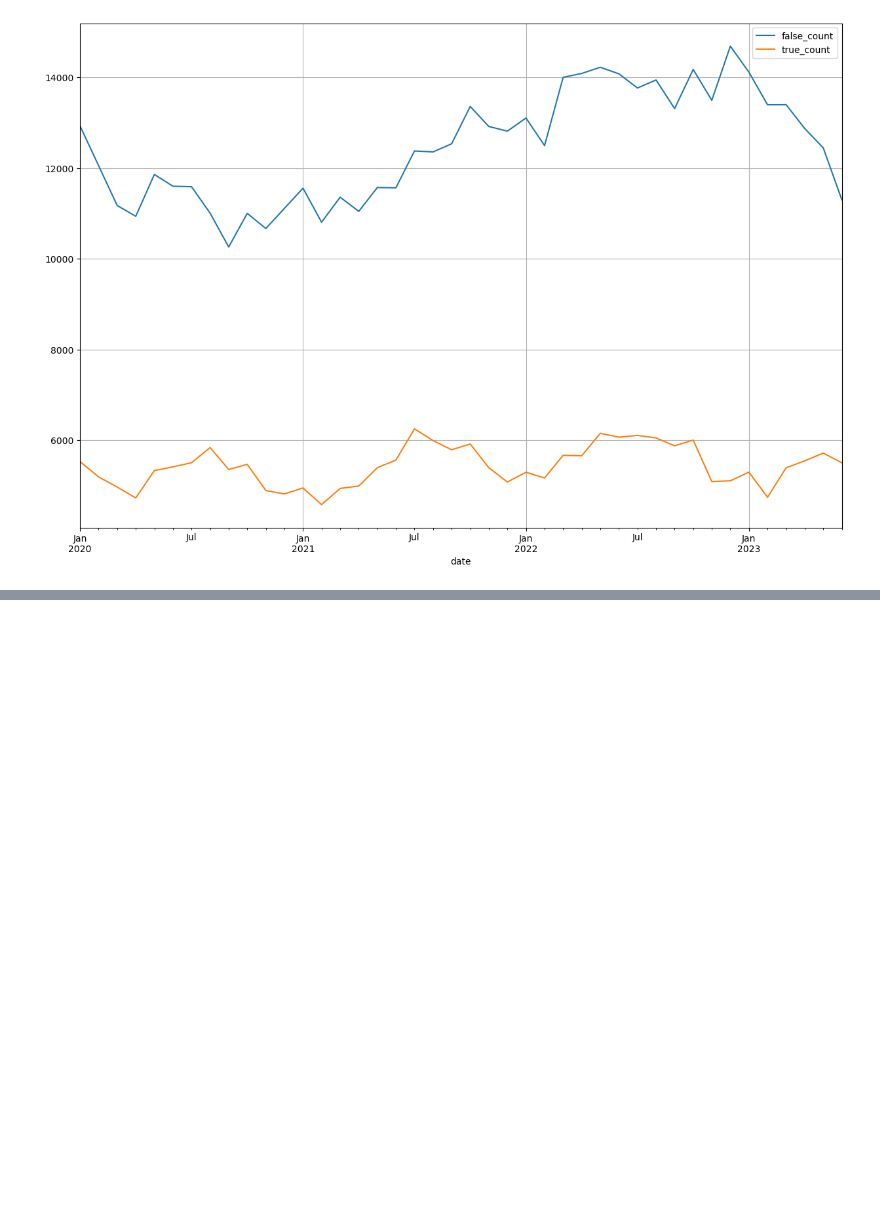
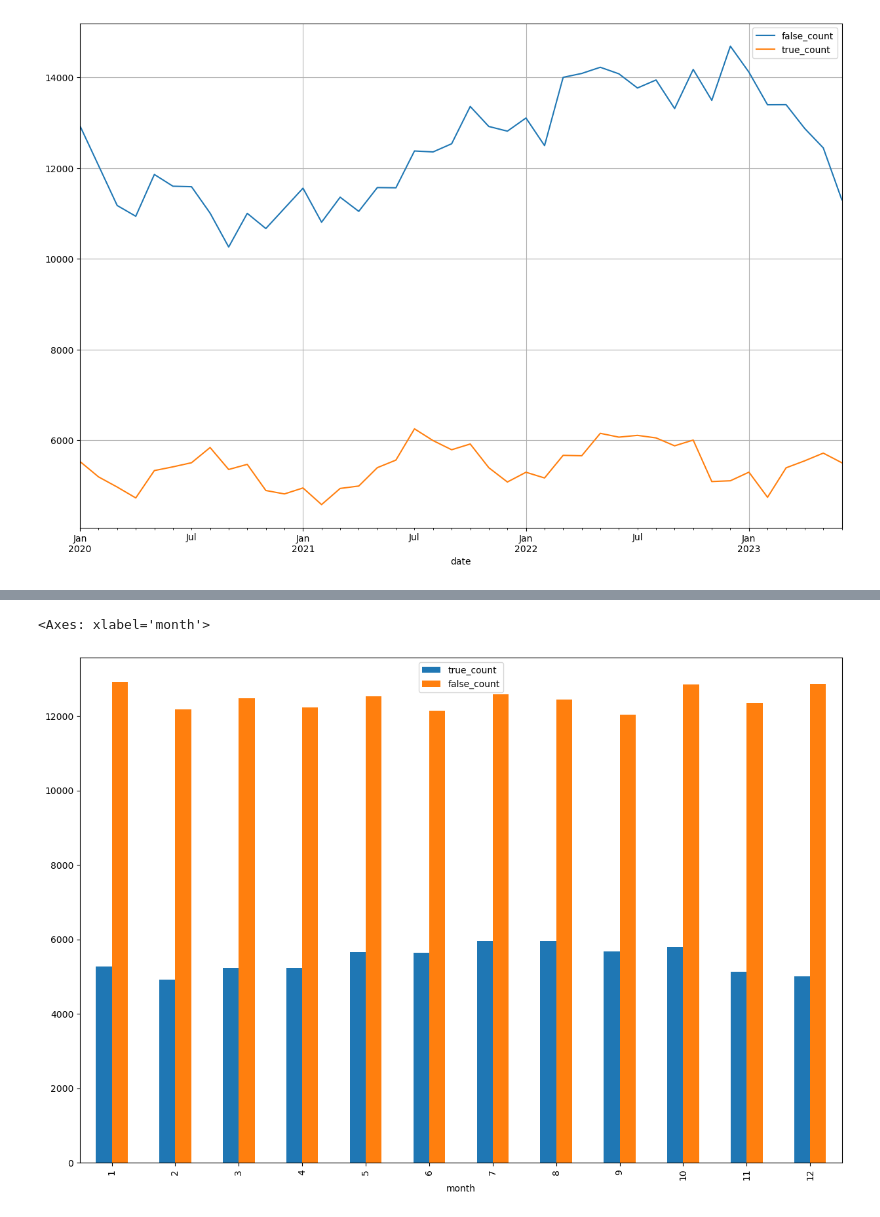
Before and after one commit to Ed-Lovera/AI-PT-Project-1, a Jupyter notebook: Micah/Untitled.ipynb, the cells around one changed output, grey strips where cells are left out. Cells and saved outputs as stored; diff of their text form; code cells hidden in the pictures; blank space fills up the shorter version.

Commit message:
added bar graph as it is easier to interprit

```diff
--- a/Micah/Untitled.ipynb
+++ b/Micah/Untitled.ipynb
@@ -193,3 +193,8 @@ grouped_df.plot(
 # %% [output]
 <Axes: xlabel='date'>
 [figure]
+# %%
+#grouped_df["avg_violent"]=grouped_df.groupby("month")["true_count"].median()
+groupe_month_df=grouped_df.groupby("month")[["true_count","false_count"]].mean()
+#grouped_df.head()
+groupe_month_df
@@ -196,3 +216,10 @@ grouped_df.plot(
+# %%
+groupe_month_df.plot(kind='bar',figsize=(15,10)
+
+#, x="month"
+# %% [output]
+<Axes: xlabel='month'>
+[figure, added]
 # %%
 #⬛️⬛️⬛️⬛️⬛️⬛️⬛️⬜️⬜️⬜️⬜️⬜️⬛️⬜️⬜️⬜️⬜️⬜️⬛️⬛️⬛️⬛️⬛️⬛️⬛️
 #⬛️⬜️⬜️⬜️⬜️⬜️⬛️⬜️⬛️⬛️⬛️⬛️⬛️⬛️⬜️⬛️⬛️⬜️⬛️⬜️⬜️⬜️⬜️⬜️⬛️
```
Also changed, not shown: parts of 1 cell of this notebook.
